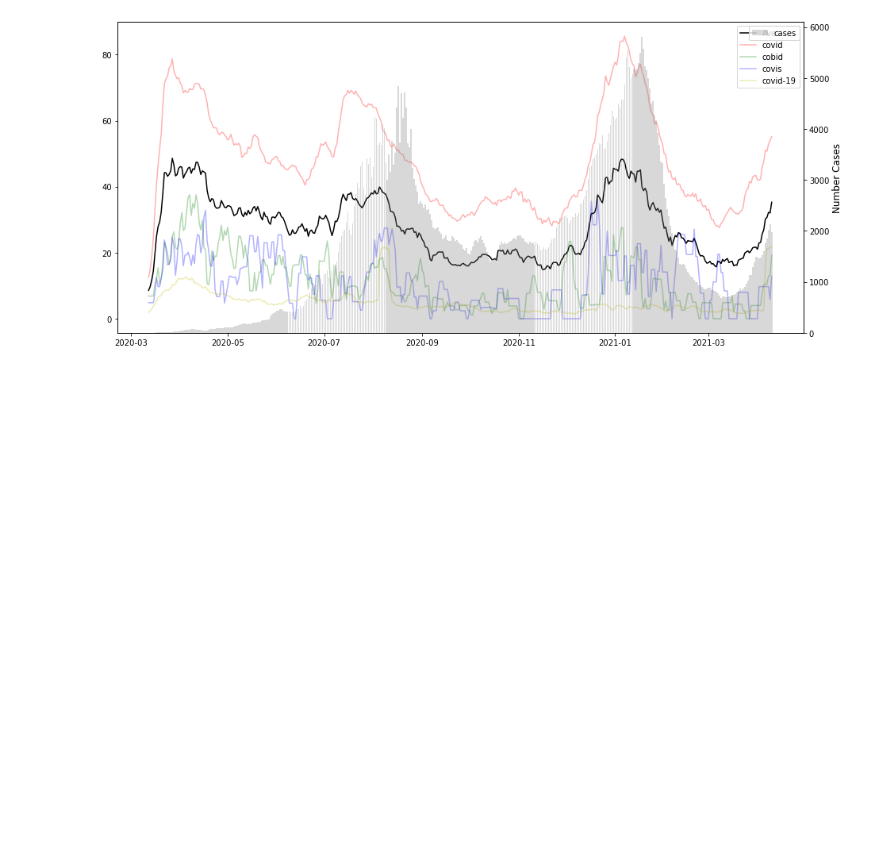
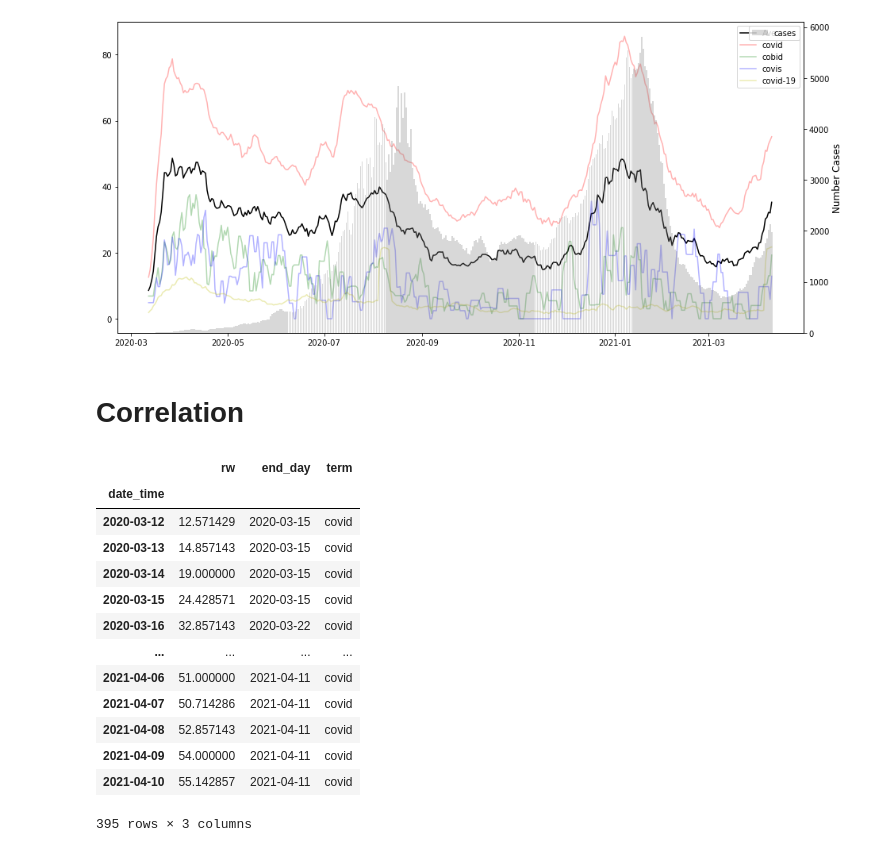
Before and after one commit to samueltof/covid19_forecast_ml, a Jupyter notebook: data_visualization.ipynb, the cells around one changed output. Drawn from its saved outputs; the diff is of its cells as text; code cells hidden in the pictures; blank space fills up the shorter version.

```diff
--- a/data_visualization.ipynb
+++ b/data_visualization.ipynb
@@ -397,3 +397,5 @@ ax1.legend(loc='upper right')
 # %% [output]
 <matplotlib.legend.Legend at 0x...>
 [figure]
+# %% [markdown]
+# Correlation
@@ -399,0 +439,19 @@ ax1.legend(loc='upper right')
+# %%
+df_covid_query = df_all[df_all.term ==  'covid']
+df_covid_query = df_covid_query.rename(columns={'date':'date_time'}).set_index('date_time')
+df_covid_query
+# %% [output]
+|  | rw | end_day | term |
+| date_time |  |  |  |
+| 2020-03-12 | 12.571429 | 2020-03-15 | covid |
+| 2020-03-13 | 14.857143 | 2020-03-15 | covid |
+| 2020-03-14 | 19.000000 | 2020-03-15 | covid |
+| 2020-03-15 | 24.428571 | 2020-03-15 | covid |
+| 2020-03-16 | 32.857143 | 2020-03-22 | covid |
+| ... | ... | ... | ... |
+| 2021-04-06 | 51.000000 | 2021-04-11 | covid |
+| 2021-04-07 | 50.714286 | 2021-04-11 | covid |
+| 2021-04-08 | 52.857143 | 2021-04-11 | covid |
+| 2021-04-09 | 54.000000 | 2021-04-11 | covid |
+| 2021-04-10 | 55.142857 | 2021-04-11 | covid |
+395 rows × 3 columns
```
Also changed, not shown: parts of 3 cells of this notebook.
